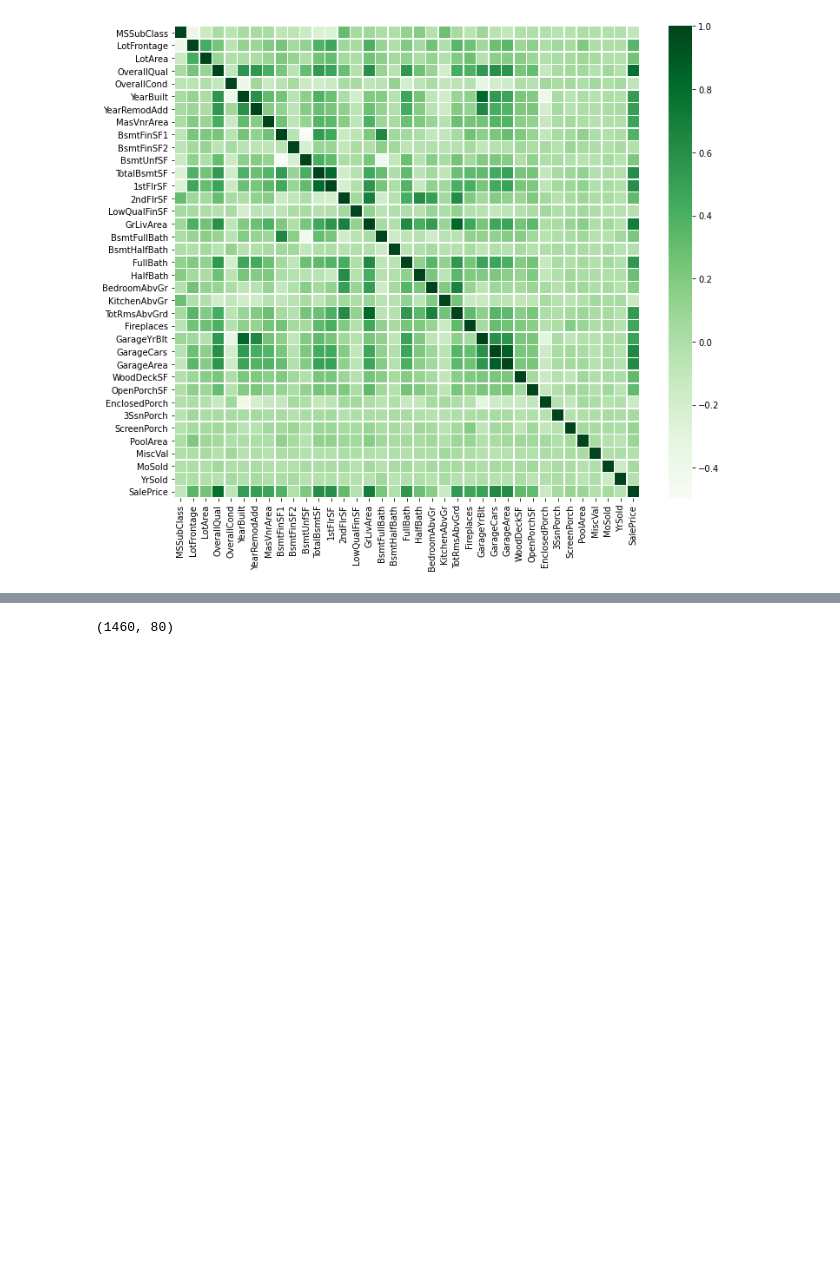
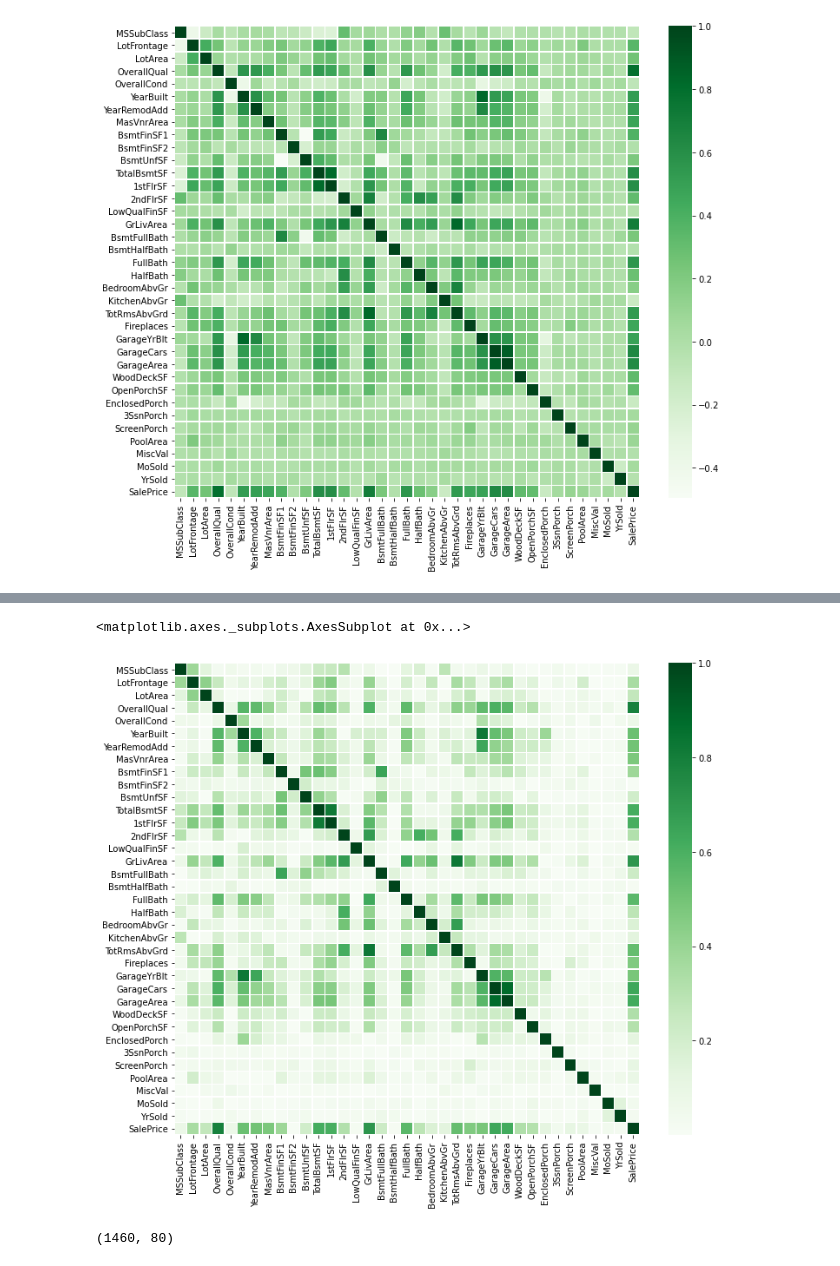
Before and after one commit to kaceejian/Builder_House_Price_Prediction, a Jupyter notebook: Starter_Code.ipynb, the cells around one changed output, grey strips where cells are left out. Saved outputs shown, nothing was run; the diff lists cells and outputs as text; code cells hidden in the pictures; blank space fills up the shorter version.

```diff
--- a/Starter_Code.ipynb
+++ b/Starter_Code.ipynb
@@ -75,3 +82,10 @@ sns.heatmap(df.corr(), ax = ax, linewidths=.5, cmap="Greens")
+# %%
+# find the correlation between columns
+fig, ax = plt.subplots(figsize = (12,10))
+sns.heatmap(abs(df.corr()), ax = ax, linewidths=.5, cmap="Greens")
+# %% [output]
+<matplotlib.axes._subplots.AxesSubplot at 0x...>
+[figure, added]
 # %%
 df.shape
 # %% [output]
```
Also changed, not shown: parts of 5 cells of this notebook.
